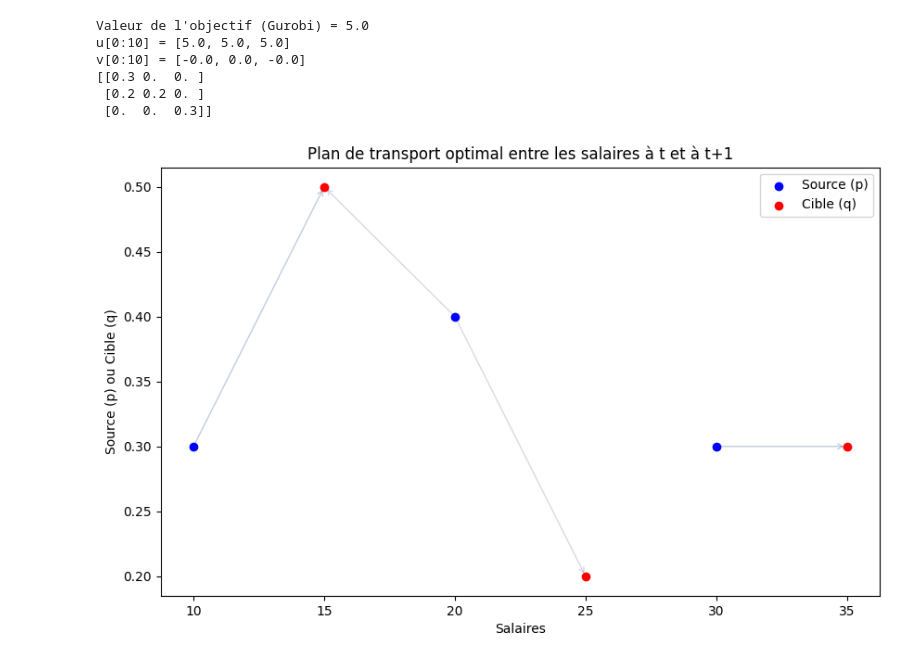
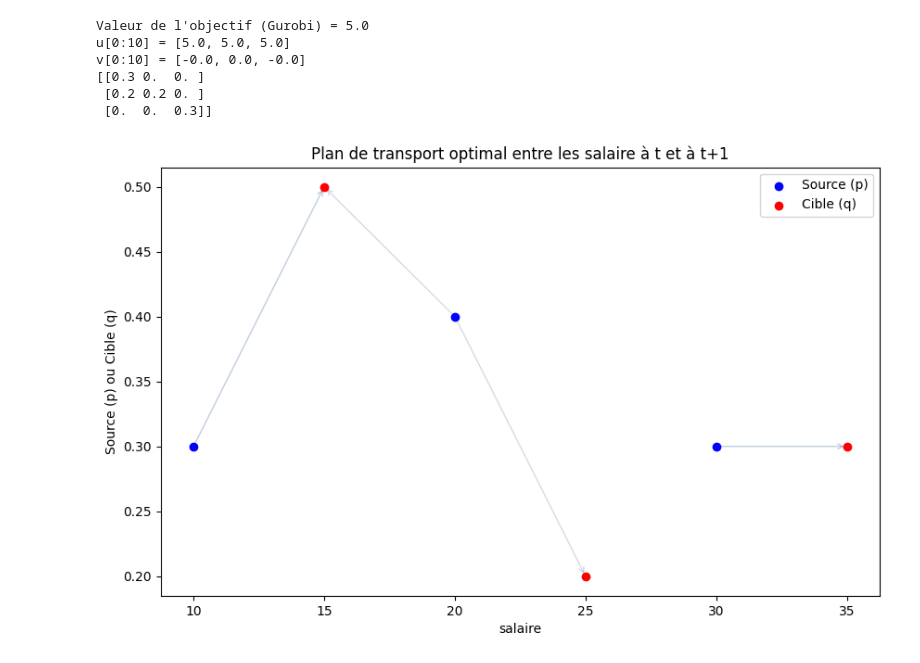
Before and after one commit to LaurineMir/Applied_Labor, a Jupyter notebook: test_opti.ipynb, the cells around one changed output. Drawn from its saved outputs; the diff is of its cells as text; code cells hidden in the pictures.

```diff
--- a/test_opti.ipynb
+++ b/test_opti.ipynb
@@ -68,0 +169,22 @@ ModuleNotFoundError: No module named 'gurobipy'
+# %%
+def visualisation (var1,var2,p,q,pi,name="salaire"):
+    fig, ax = plt.subplots(figsize=(10, 6))
+    ax.scatter(var1, p, c='blue', label='Source (p)', zorder=5)
+    ax.scatter(var2, q, c='red', label='Cible (q)', zorder=5)
+
+    for i in range(len(p)):
+        for j in range(len(q)):
+            if pi[i, j] > 0:  # Si la masse est transportée
+                alpha = pi[i, j]  # La transparence ou l'intensité de la couleur est proportionnelle à pi[i, j]
+                color = plt.cm.viridis(alpha)  # Utilisation de la colormap viridis pour la couleur
+
+                # Dessin de la flèche
+                ax.annotate('', xy=(var2[j], q[j]), xytext=(var1[i], p[i]),
+                            arrowprops=dict(facecolor=color, edgecolor=color, alpha=alpha, arrowstyle='->', lw=1))
+
+
+    ax.set_xlabel(f"{name}")
+    ax.set_ylabel("Source (p) ou Cible (q)")
+    ax.legend()
+    plt.title(f"Plan de transport optimal entre les {name} à t et à t+1")
+    plt.show()
@@ -69,12 +198,15 @@ ModuleNotFoundError: No module named 'gurobipy'
 # %%
 # Distributions de salaires à t (source) et à t+1 (cible)
-p = np.array([0.3, 0.4, 0.3])  # Distribution source (salaires à t)
-q = np.array([0.5, 0.2, 0.3])  # Distribution cible (salaires à t+1)
-d = np.concatenate([p, q])# Construit le vecteur d’équilibrage des masses
+
+
+#But de OT : faire correpondre les masses p et q (distribution de salaires) en minimisant un cout (distance entre les sazlires)
+p_salaire = np.array([0.3, 0.4, 0.3])  # Distribution source (salaires à t)
+q_salaire = np.array([0.5, 0.2, 0.3])  # Distribution cible (salaires à t+1)
+d = np.concatenate([p_salaire, q_salaire])# Construit le vecteur d’équilibrage des masses
 
 # Normaliser les distributions
-p /= p.sum()
-q /= q.sum()
+p_salaire /= p_salaire.sum()
+q_salaire /= q_salaire.sum()
 
 
 N=3 #dimension de p (3 points)
@@ -131,0 +236,4 @@ Optimal objective  5.000000000e+00
+# %%
+# Résolution du problème avec Gurobi
+m = Model()
+x=opti(m,A,d,Phi)
@@ -148,29 +274,9 @@ v[0:10] = [-0.0, 0.0, -0.0]
 [[0.3 0.  0. ]
  [0.2 0.2 0. ]
  [0.  0.  0.3]]
-# %%
-#visualisation
-
-# Visualiser les distributions et le plan de transport
-fig, ax = plt.subplots(figsize=(10, 6))
-ax.scatter(salaires_t, p, c='blue', label='Source (p)', zorder=5)
-ax.scatter(salaires_t1, q, c='red', label='Cible (q)', zorder=5)
-
-for i in range(len(p)):
-    for j in range(len(q)):
-        if pi[i, j] > 0:  # Si la masse est transportée
-            alpha = pi[i, j]  # La transparence ou l'intensité de la couleur est proportionnelle à pi[i, j]
-            color = plt.cm.viridis(alpha)  # Utilisation de la colormap viridis pour la couleur
-
-            # Dessin de la flèche
-            ax.annotate('', xy=(salaires_t1[j], q[j]), xytext=(salaires_t[i], p[i]),
-                        arrowprops=dict(facecolor=color, edgecolor=color, alpha=alpha, arrowstyle='->', lw=1))
-
-
-ax.set_xlabel("Salaires")
-ax.set_ylabel("Source (p) ou Cible (q)")
-ax.legend()
-plt.title("Plan de transport optimal entre les salaires à t et à t+1")
-plt.show()
-# %% [output]
-[figure, removed]
+# %%
+#visualisation
+
+visualisation(salaires_t,salaires_t1,p,q,pi)
+# %% [output]
+[figure, added]
```
Also changed, not shown: parts of 13 cells of this notebook, 1 other file.
